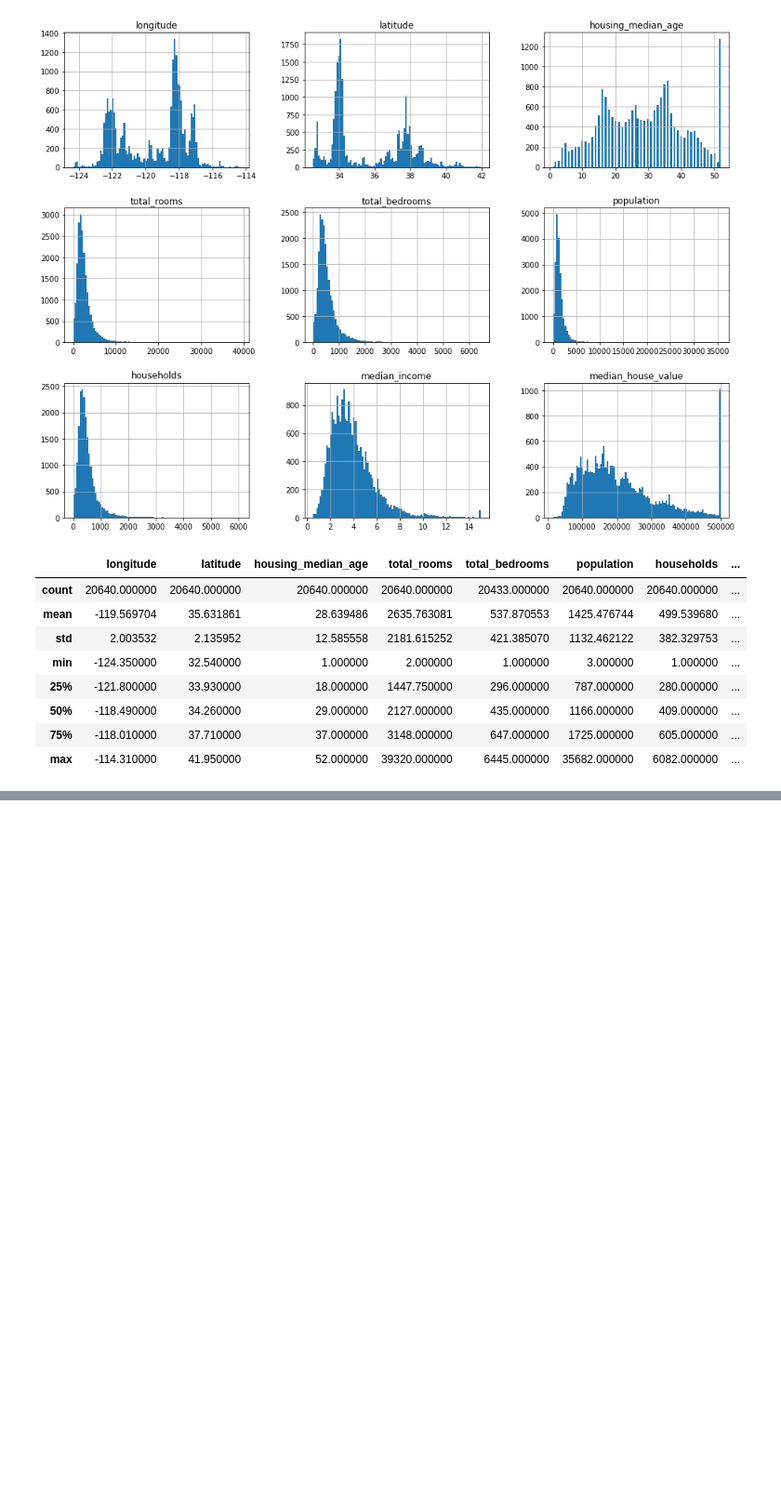
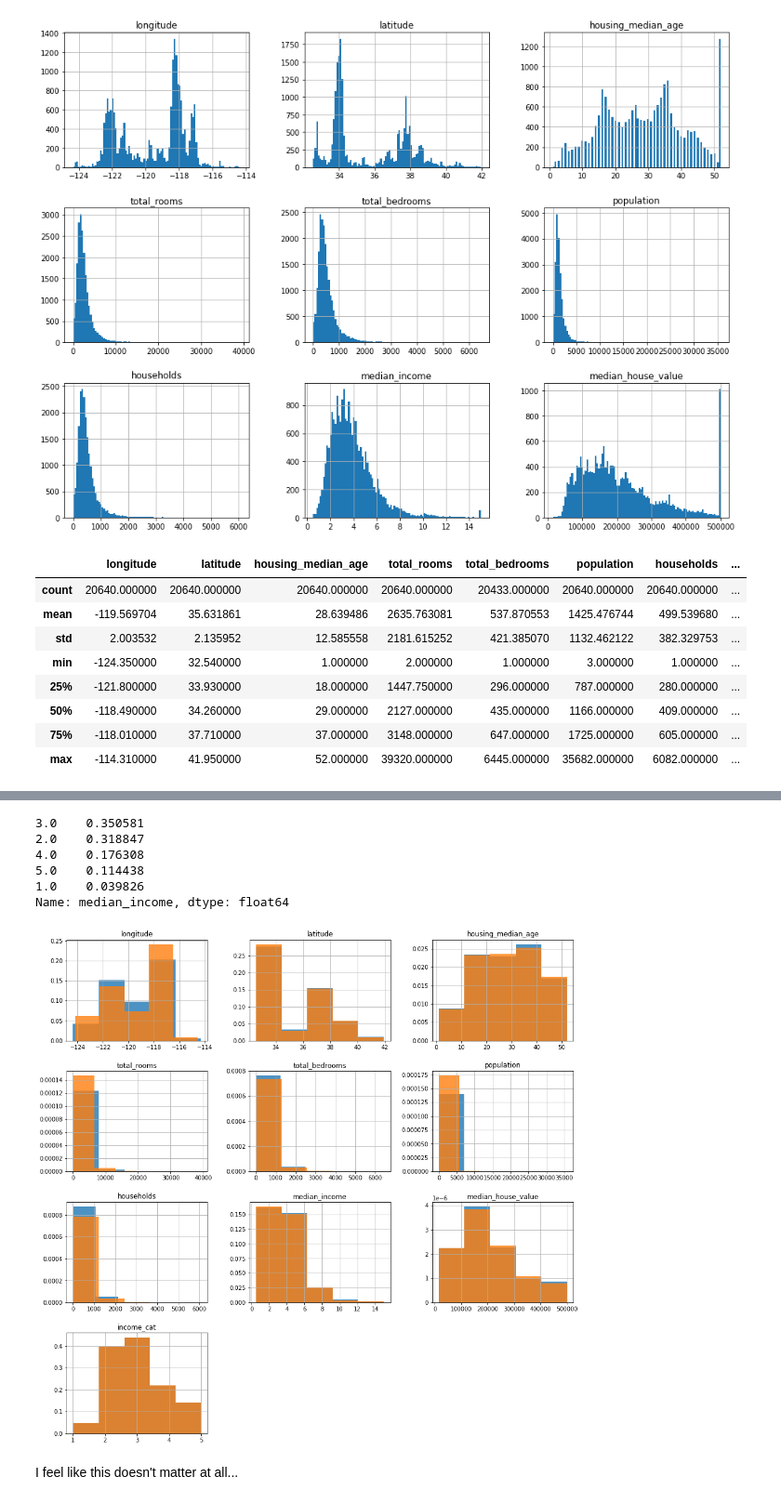
Before and after one commit to rileypeterson/ML, a Jupyter notebook: chapter2/notes.ipynb, the cells around one changed output, grey strips where cells are left out. Shown at 93% size. Drawn from its saved outputs; the diff is of its cells as text; code cells hidden in the pictures; blank space fills up the shorter version.

```diff
--- a/chapter2/notes.ipynb
+++ b/chapter2/notes.ipynb
@@ -99,0 +179,27 @@ df.describe()
+# %%
+strat_values = df["median_income"]
+bins = 5
+strat = np.ceil(strat_values / 1.5)
+strat = strat.where(strat < 5, 5.0)
+df["income_cat"] = strat
+print(pd.value_counts(strat) / len(strat))
+strat_train_set, strat_test_set = train_test_split(df,
+                                                   test_size=0.2,
+                                                   random_state=42,
+                                                   stratify=strat)
+ax = strat_train_set.hist(bins=5, figsize=(16,16),
+                          density=True, alpha=0.8);
+strat_test_set.hist(bins=5, figsize=(16,16),
+                    ax=ax.flatten()[:-2],
+                    density=True,
+                    alpha=0.8);
+# %% [output]
+3.0    0.350581
+2.0    0.318847
+4.0    0.176308
+5.0    0.114438
+1.0    0.039826
+Name: median_income, dtype: float64
+[figure, added]
+# %% [markdown]
+I feel like this doesn't matter at all...
```
Also changed, not shown: parts of 13 cells of this notebook.
